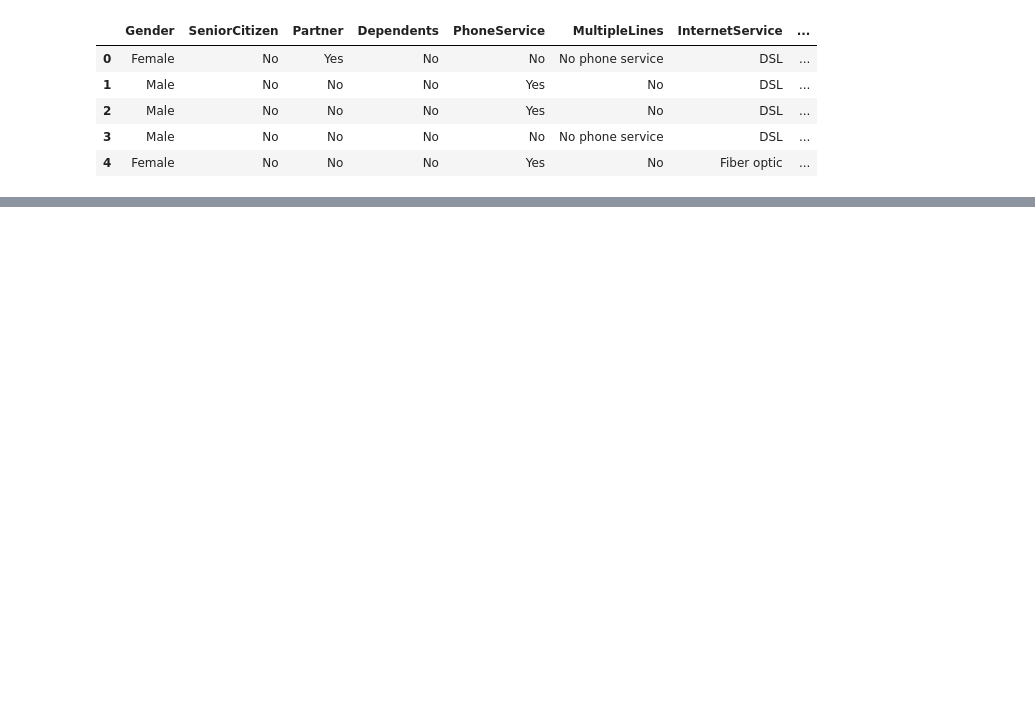
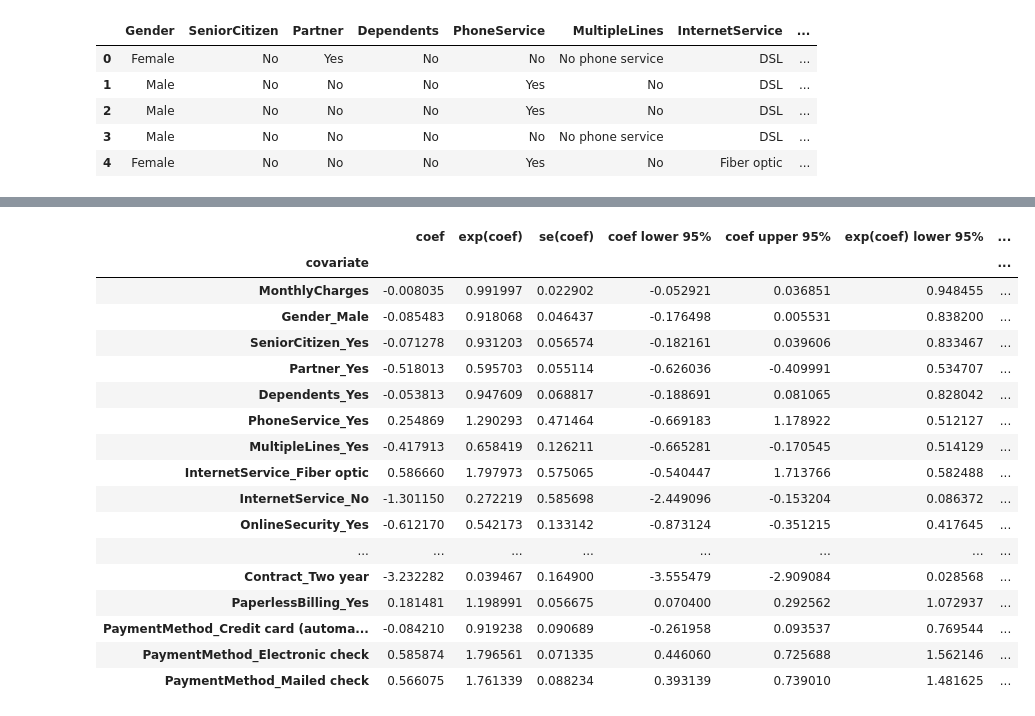
Before and after one commit to AbhijithAJ3/customer-churn-ltv, a Jupyter notebook: notebooks/04_ltv_modeling.ipynb, the cells around one changed output, grey strips where cells are left out. Drawn from its saved outputs; the diff is of its cells as text; code cells hidden in the pictures; blank space fills up the shorter version.

Commit message:
Build Cox model for LTV analysis

```diff
--- a/notebooks/04_ltv_modeling.ipynb
+++ b/notebooks/04_ltv_modeling.ipynb
@@ -177,0 +177,9 @@ Index(['Gender', 'SeniorCitizen', 'Partner', 'Dependents', 'PhoneService',
+# %%
+#converting values to 0/1
+cox_encoded = pd.get_dummies(
+    cox_df,
+    columns=categorical_features,
+    drop_first=True,
+    dtype=int
+)
+cox_encoded.head()
@@ -177,0 +230,5 @@ Index(['Gender', 'SeniorCitizen', 'Partner', 'Dependents', 'PhoneService',
+# %%
+#removing duplicate columns:TO RUN COX MODEL
+duplicate_columns = cox_encoded.T.duplicated()
+
+cox_encoded_clean = cox_encoded.loc[:, ~duplicate_columns]
@@ -177,0 +292,4 @@ Index(['Gender', 'SeniorCitizen', 'Partner', 'Dependents', 'PhoneService',
+# %%
+cox_encoded_clean = cox_encoded_clean.drop(
+    columns=["MultipleLines_No phone service"]
+)
@@ -177,0 +308,10 @@ Index(['Gender', 'SeniorCitizen', 'Partner', 'Dependents', 'PhoneService',
+# %%
+from lifelines import CoxPHFitter
+
+cph = CoxPHFitter()
+
+cph.fit(
+    cox_encoded_clean,
+    duration_col="Tenure",
+    event_col="event"
+)
@@ -177,0 +333,21 @@ Index(['Gender', 'SeniorCitizen', 'Partner', 'Dependents', 'PhoneService',
+# %%
+cph.summary
+# %% [output]
+|  | coef | exp(coef) | se(coef) | coef lower 95% | coef upper 95% | exp(coef) lower 95% | ... |
+| covariate |  |  |  |  |  |  | ... |
+| MonthlyCharges | -0.008035 | 0.991997 | 0.022902 | -0.052921 | 0.036851 | 0.948455 | ... |
+| Gender_Male | -0.085483 | 0.918068 | 0.046437 | -0.176498 | 0.005531 | 0.838200 | ... |
+| SeniorCitizen_Yes | -0.071278 | 0.931203 | 0.056574 | -0.182161 | 0.039606 | 0.833467 | ... |
+| Partner_Yes | -0.518013 | 0.595703 | 0.055114 | -0.626036 | -0.409991 | 0.534707 | ... |
+| Dependents_Yes | -0.053813 | 0.947609 | 0.068817 | -0.188691 | 0.081065 | 0.828042 | ... |
+| PhoneService_Yes | 0.254869 | 1.290293 | 0.471464 | -0.669183 | 1.178922 | 0.512127 | ... |
+| MultipleLines_Yes | -0.417913 | 0.658419 | 0.126211 | -0.665281 | -0.170545 | 0.514129 | ... |
+| InternetService_Fiber optic | 0.586660 | 1.797973 | 0.575065 | -0.540447 | 1.713766 | 0.582488 | ... |
+| InternetService_No | -1.301150 | 0.272219 | 0.585698 | -2.449096 | -0.153204 | 0.086372 | ... |
+| OnlineSecurity_Yes | -0.612170 | 0.542173 | 0.133142 | -0.873124 | -0.351215 | 0.417645 | ... |
+| ... | ... | ... | ... | ... | ... | ... | ... |
+| Contract_Two year | -3.232282 | 0.039467 | 0.164900 | -3.555479 | -2.909084 | 0.028568 | ... |
+| PaperlessBilling_Yes | 0.181481 | 1.198991 | 0.056675 | 0.070400 | 0.292562 | 1.072937 | ... |
+| PaymentMethod_Credit card (automa... | -0.084210 | 0.919238 | 0.090689 | -0.261958 | 0.093537 | 0.769544 | ... |
+| PaymentMethod_Electronic check | 0.585874 | 1.796561 | 0.071335 | 0.446060 | 0.725688 | 1.562146 | ... |
+| PaymentMethod_Mailed check | 0.566075 | 1.761339 | 0.088234 | 0.393139 | 0.739010 | 1.481625 | ... |
```
Also changed, not shown: parts of 21 cells of this notebook.
